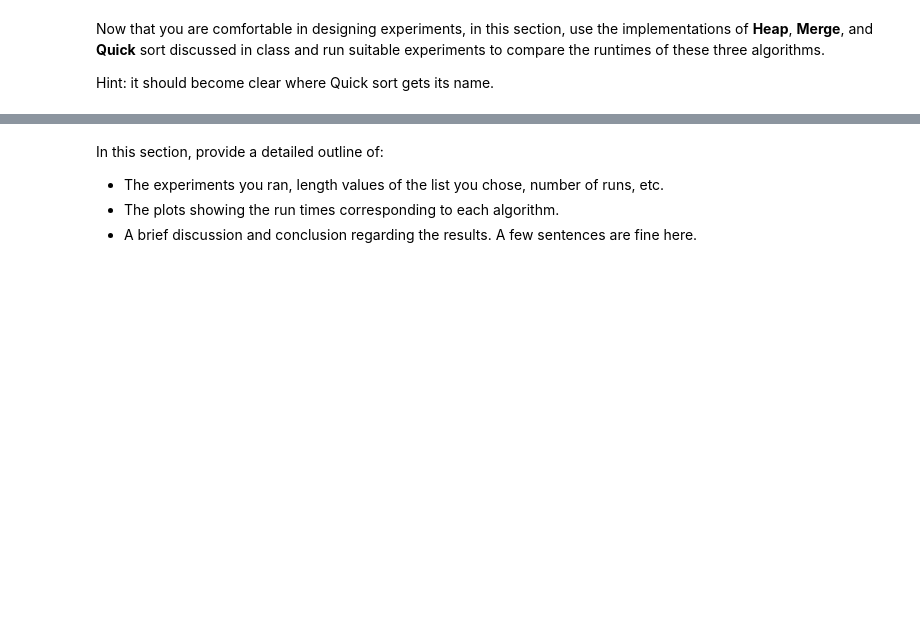
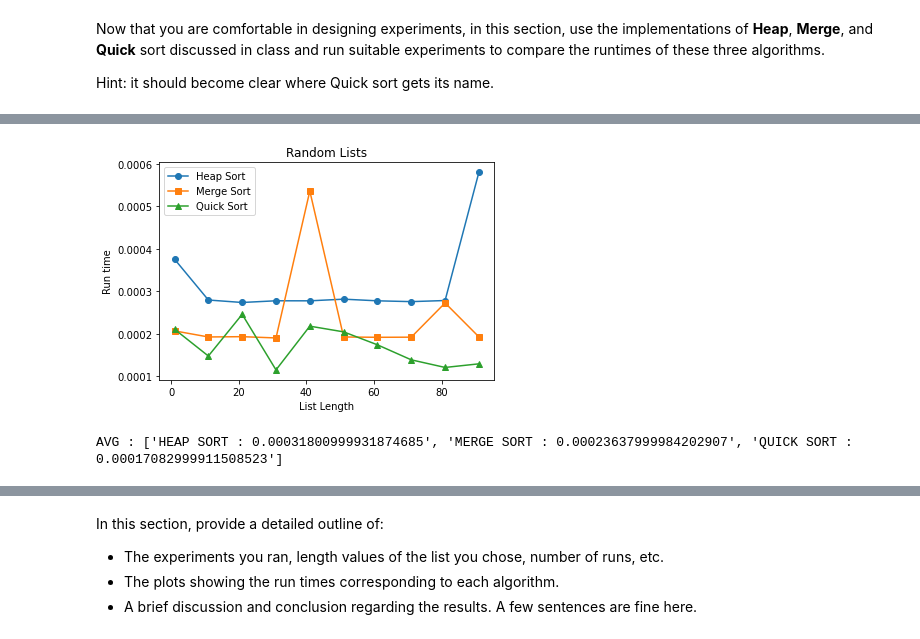
Before and after one commit to haaaarsh4/2XCE-Lab, a Jupyter notebook: Lab_II.ipynb, the cells around one changed output, grey strips where cells are left out. Drawn from its saved outputs; the diff is of its cells as text; code cells hidden in the pictures; blank space fills up the shorter version.

```diff
--- a/Lab_II.ipynb
+++ b/Lab_II.ipynb
@@ -826,0 +823,55 @@ draw_3_graphs(run_times1, run_times2, run_times3, 'Random Lists')
+# %%
+# on randomly generated lists of different sizes and plots the execution times for each algorithm over 10 runs.
+
+# (Using a near sorted list can produce different types of graphs each time due to the inherent randomness introduced in the creation of the near sorted lists. While the list is near sorted, there may still be variations in the exact degree of disorder among the elements, leading to different runtime behaviors for the sorting algorithms)
+
+def draw_3_graphs(y1, y2, y3, title):
+    x_values = [i for i in range(1, 101, 10)]  # Adjusted to match the length of y1, y2, y3
+    plt.figure()
+    plt.plot(x_values, y1, label='Heap Sort', marker='o')
+    plt.plot(x_values, y2, label='Merge Sort', marker='s')
+    plt.plot(x_values, y3, label='Quick Sort', marker='^')
+    plt.xlabel('List Length')
+    plt.ylabel('Run time')
+    plt.title(title)
+    plt.legend()
+    plt.show()
+
+run_times1 = []
+lengths1 = []
+for length in range(1,101,10):
+    my_list1 = create_near_sorted_list(100,100)
+    start= timeit.default_timer()
+    found = heapSort(my_list1)
+    stop=timeit.default_timer()
+    run_times1.append(stop-start)
+    lengths1.append(length)
+
+run_times2 = []
+lengths2 = []
+for length in range(1,101,10):
+    my_list2 = create_near_sorted_list(100,100)
+    start= timeit.default_timer()
+    found = mergeSort(my_list2)
+    stop=timeit.default_timer()
+    run_times2.append(stop-start)
+    lengths2.append(length)
+
+run_times3 = []
+lengths3 = []
+for length in range(1,101,10):
+    my_list3 = create_near_sorted_list(100,100)
+    start= timeit.default_timer()
+    found = quicksort(my_list3, 0, len(my_list3) - 1)
+    stop=timeit.default_timer()
+    run_times3.append(stop-start)
+    lengths3.append(length)
+
+draw_3_graphs(run_times1, run_times2, run_times3, 'Random Lists')
+
+#Avgerage :
+avg3 = ["HEAP SORT : " + str(sum(run_times1) / len(run_times1)), "MERGE SORT : " + str(sum(run_times2) / len(run_times2)), "QUICK SORT : " + str(sum(run_times3) / len(run_times3))]
+print("AVG :", avg3)
+# %% [output]
+[figure, added]
+AVG : ['HEAP SORT : 0.00031800999931874685', 'MERGE SORT : 0.00023637999984202907', 'QUICK SORT : 0.00017082999911508523']
```
Also changed, not shown: parts of 43 cells of this notebook.
